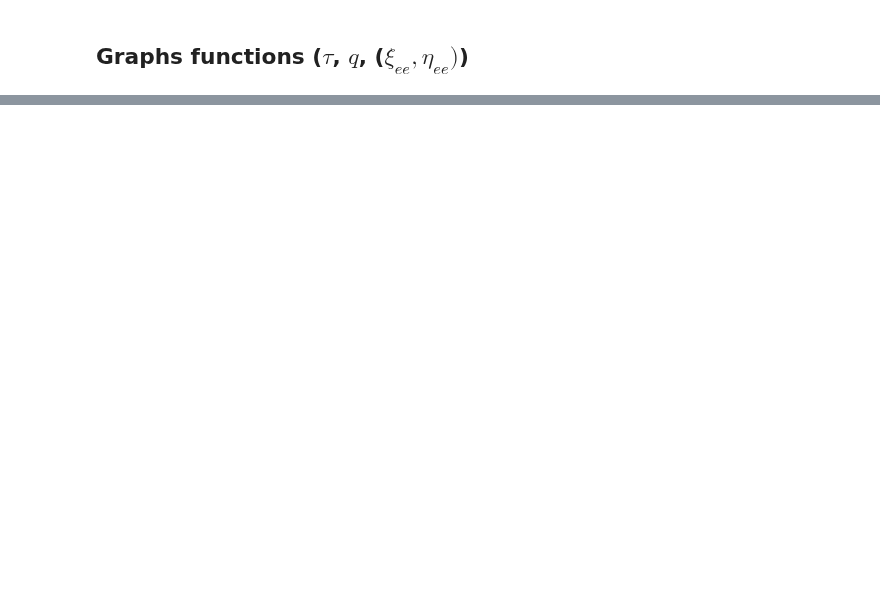
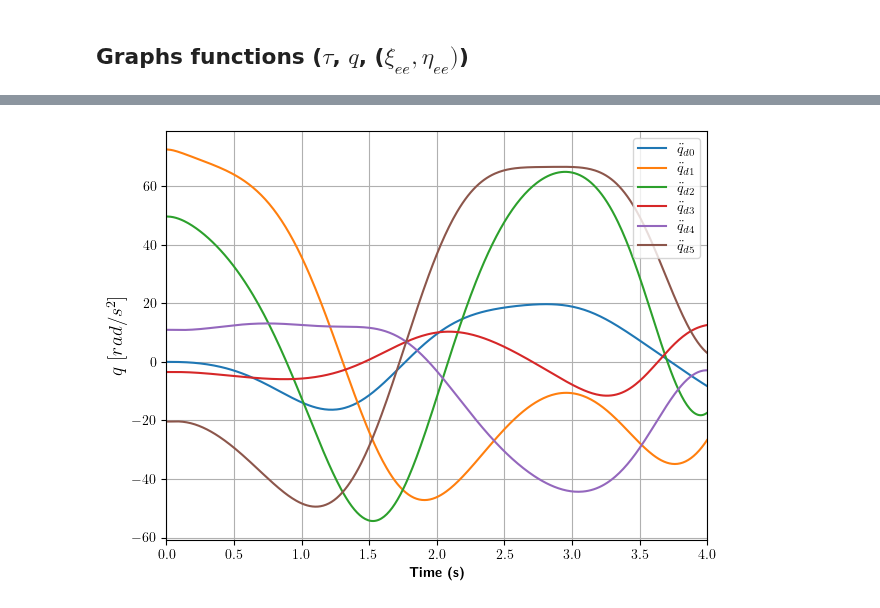
Before and after one commit to Betancourt20/Pinocchio_examples, a Jupyter notebook: ImpedanceControl_qdot_ref.ipynb, the cells around one changed output, grey strips where cells are left out. Saved outputs shown, nothing was run; the diff lists cells and outputs as text; code cells hidden in the pictures; blank space fills up the shorter version.

```diff
--- a/ImpedanceControl_qdot_ref.ipynb
+++ b/ImpedanceControl_qdot_ref.ipynb
@@ -437,3 +450,7 @@ graphs_qdots(t_list, qdot_list, qdot_des_list)
+# %%
+graphs_qdd_des(t_list, np.rad2deg(qdd_des_list))
+# %% [output]
+[figure, added]
 # %%
 graphs_taus(t_list, u_list)
 # %% [output]
```
Also changed, not shown: parts of 9 cells of this notebook, 3 other files.
